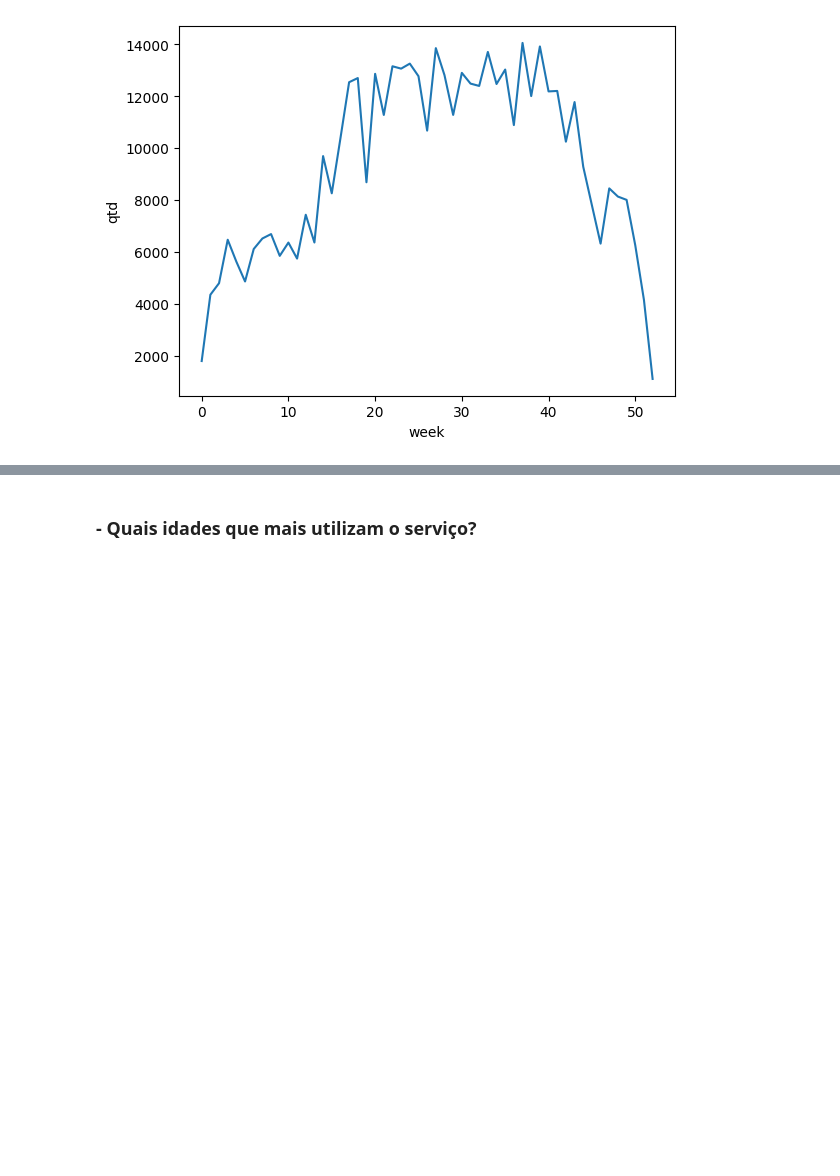
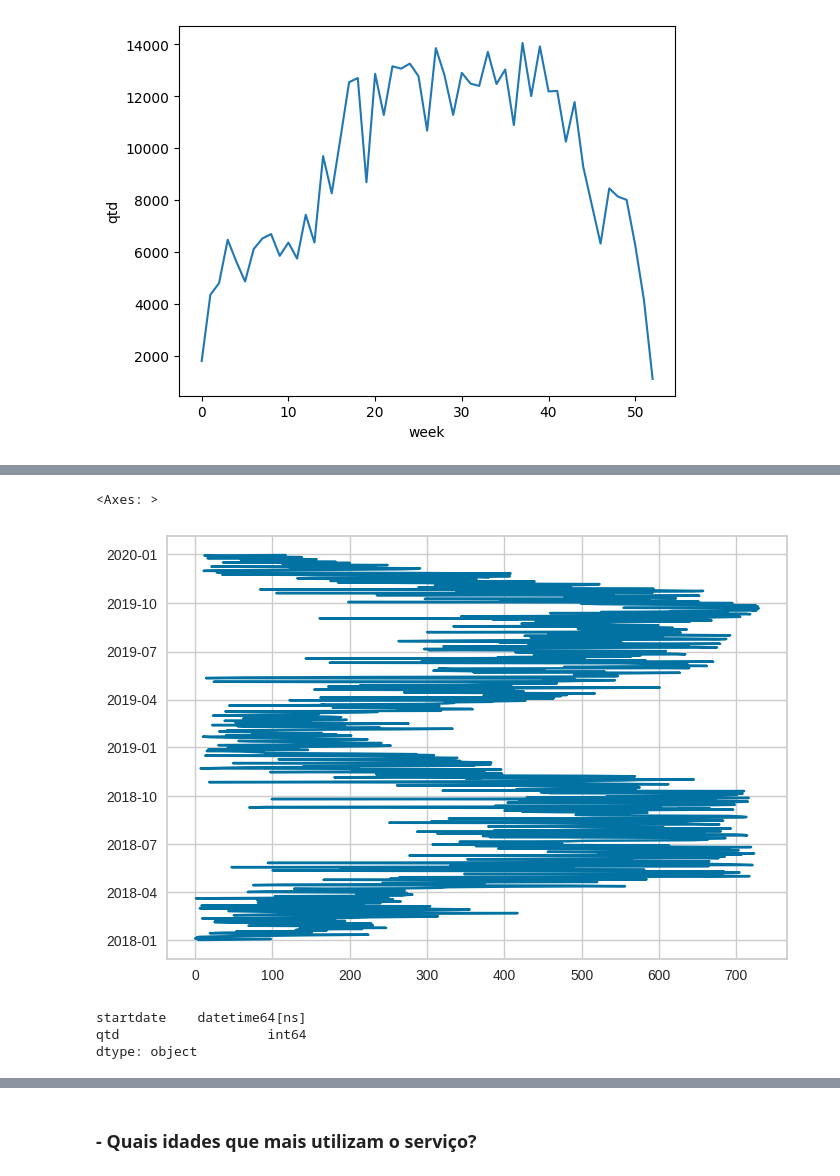
Before and after one commit to UFRJ-Analytica/analise-shared-bikes-ny, a Jupyter notebook: Exporacao 2023.1/Equipe 2/AnaliseBikes.ipynb, the cells around one changed output, grey strips where cells are left out. Cells and saved outputs as stored; diff of their text form; code cells hidden in the pictures; blank space fills up the shorter version.

```diff
--- a/Exporacao 2023.1/Equipe 2/AnaliseBikes.ipynb
+++ b/Exporacao 2023.1/Equipe 2/AnaliseBikes.ipynb
@@ -653,0 +699,2 @@ sns.lineplot(x='week', y='qtd', data=df_semanal_anual_2018)
+# %%
+df['startdate'] = df['starttime'].astype(str).str[:10]
@@ -653,0 +707,5 @@ sns.lineplot(x='week', y='qtd', data=df_semanal_anual_2018)
+# %%
+df_diario_anual_geral = df.groupby('startdate').size().sort_values(ascending=True).reset_index(name='qtd')
+# %%
+df_diario_anual_geral_ordenado = df_diario_anual_geral.sort_values('startdate', ascending=True)
+df_diario_anual_geral_ordenado
@@ -653,0 +750,2 @@ sns.lineplot(x='week', y='qtd', data=df_semanal_anual_2018)
+# %%
+df_diario_anual_geral_ordenado['startdate'] = pd.to_datetime(df_diario_anual_geral_ordenado['startdate'])
@@ -653,0 +786,11 @@ sns.lineplot(x='week', y='qtd', data=df_semanal_anual_2018)
+# %%
+df_diario_anual_geral_ordenado['startdate'].plot()
+# %% [output]
+<Axes: >
+[figure, added]
+# %%
+df_diario_anual_geral_ordenado.dtypes
+# %% [output]
+startdate    datetime64[ns]
+qtd                   int64
+dtype: object
```
Also changed, not shown: parts of 43 cells of this notebook.
